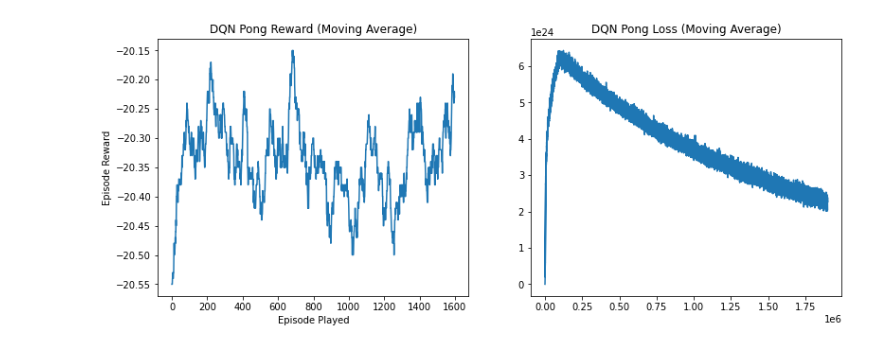
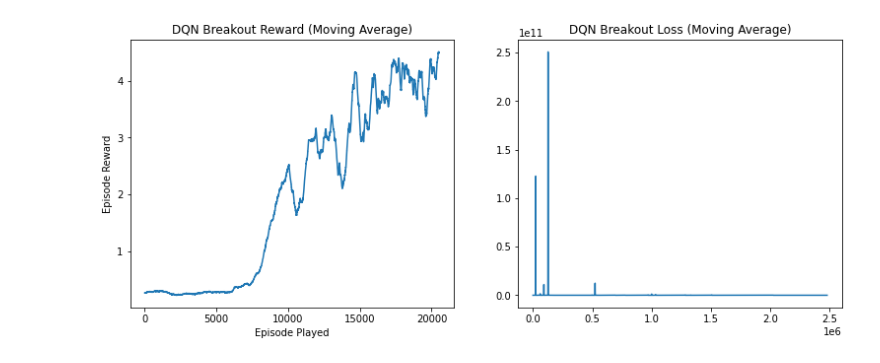
Before and after one commit to iamzhanghao/Deep-Q-Network-Variations, a Jupyter notebook: Summary.ipynb, the cells around one changed output. Cells and saved outputs as stored; diff of their text form; code cells hidden in the pictures.

Commit message:
Add breakout crop

```diff
--- a/Summary.ipynb
+++ b/Summary.ipynb
@@ -3,4 +1,5 @@ import numpy as np
 # %%
+import numpy as np
 from IPython.display import clear_output
 import matplotlib.pyplot as plt
 %matplotlib inline
@@ -10,6 +9,34 @@ def moving_average(a, n=3) :
     ret[n:] = ret[n:] - ret[:-n]
     return ret[n - 1:] / n
 
+def ewma(x, alpha):
+    '''
+    Returns the exponentially weighted moving average of x.
+
+    Parameters:
+    -----------
+    x : array-like
+    alpha : float {0 <= alpha <= 1}
+
+    Returns:
+    --------
+    ewma: numpy array
+          the exponentially weighted moving average
+    '''
+    # Coerce x to an array
+    x = np.array(x)
+    n = x.size
+
+    # Create an initial weight matrix of (1-alpha), and a matrix of powers
+    # to raise the weights by
+    w0 = np.ones(shape=(n,n)) * (1-alpha)
+    p = np.vstack([np.arange(i,i-n,-1) for i in range(n)])
+
+    # Create the weight matrix
+    w = np.tril(w0**p,0)
+
+    # Calculate the ewma
+    return np.dot(w, x[::np.newaxis]) / w.sum(axis=1)
 
 def show_plots(path,name):
     reward = np.load("training_data/"+ path +"_reward.npy")
@@ -19,12 +46,14 @@ def show_plots(path,name):
     plt.title(name + ' Reward (Moving Average)')
     plt.xlabel("Episode Played")
     plt.ylabel("Episode Reward")
-    plt.plot(moving_average(reward,100))
+    # plt.plot(ewma(reward,0.01))
+    plt.plot(moving_average(reward,1000))
     plt.subplot(132)
     plt.title(name + ' Loss (Moving Average)')
-    plt.plot(moving_average(loss,200))
+    # plt.plot(ewma(loss,0.5))
+    plt.plot(moving_average(loss[100000:],2000))
     plt.show()
-# %%
-show_plots("dqn_pong","DQN Pong")
-# %% [output]
-[figure, removed]
+# %%
+show_plots("dqn_breakout_crop","DQN Breakout")
+# %% [output]
+[figure, added]
```
Also changed, not shown: parts of 4 cells of this notebook, 26 other files.
